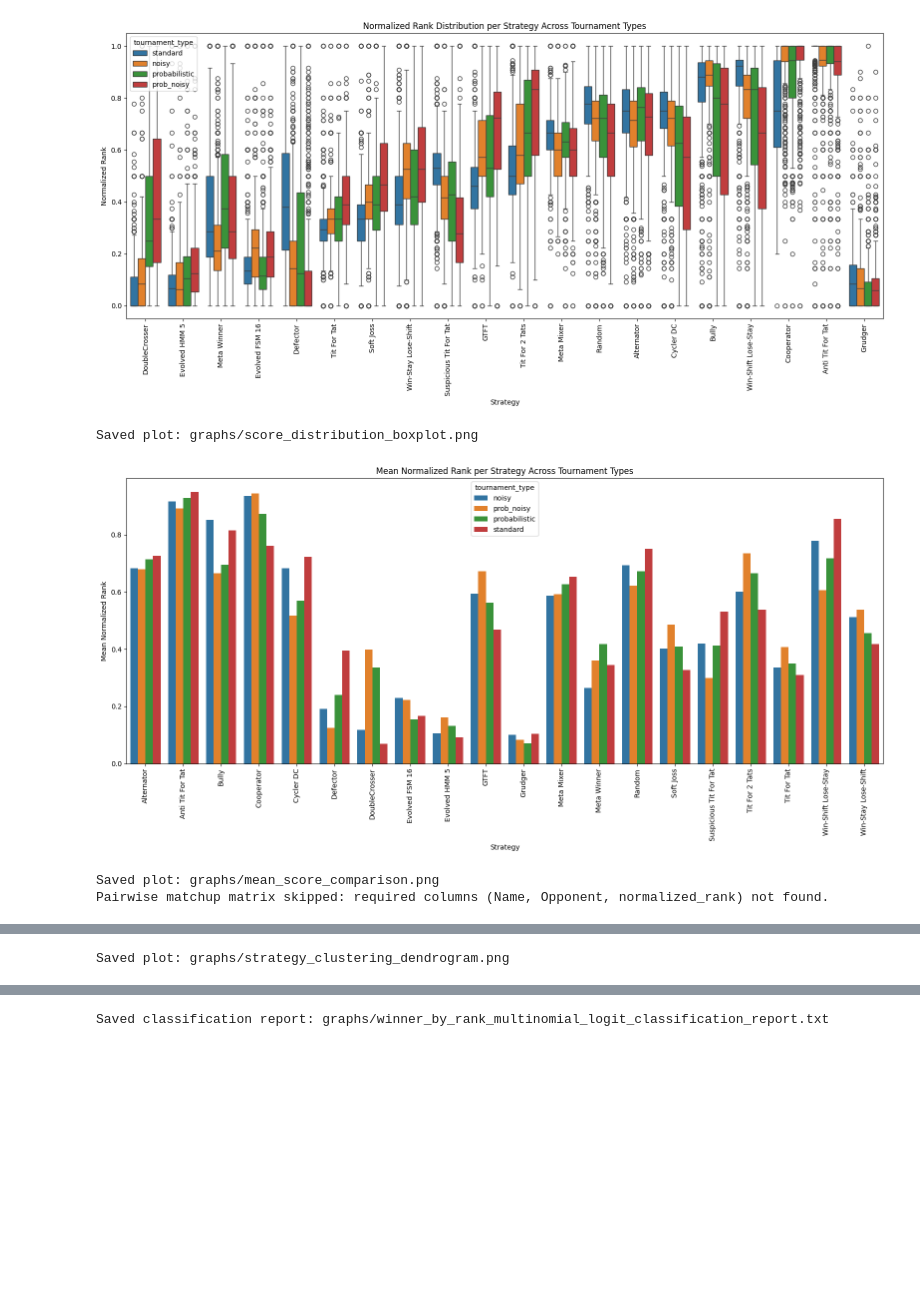
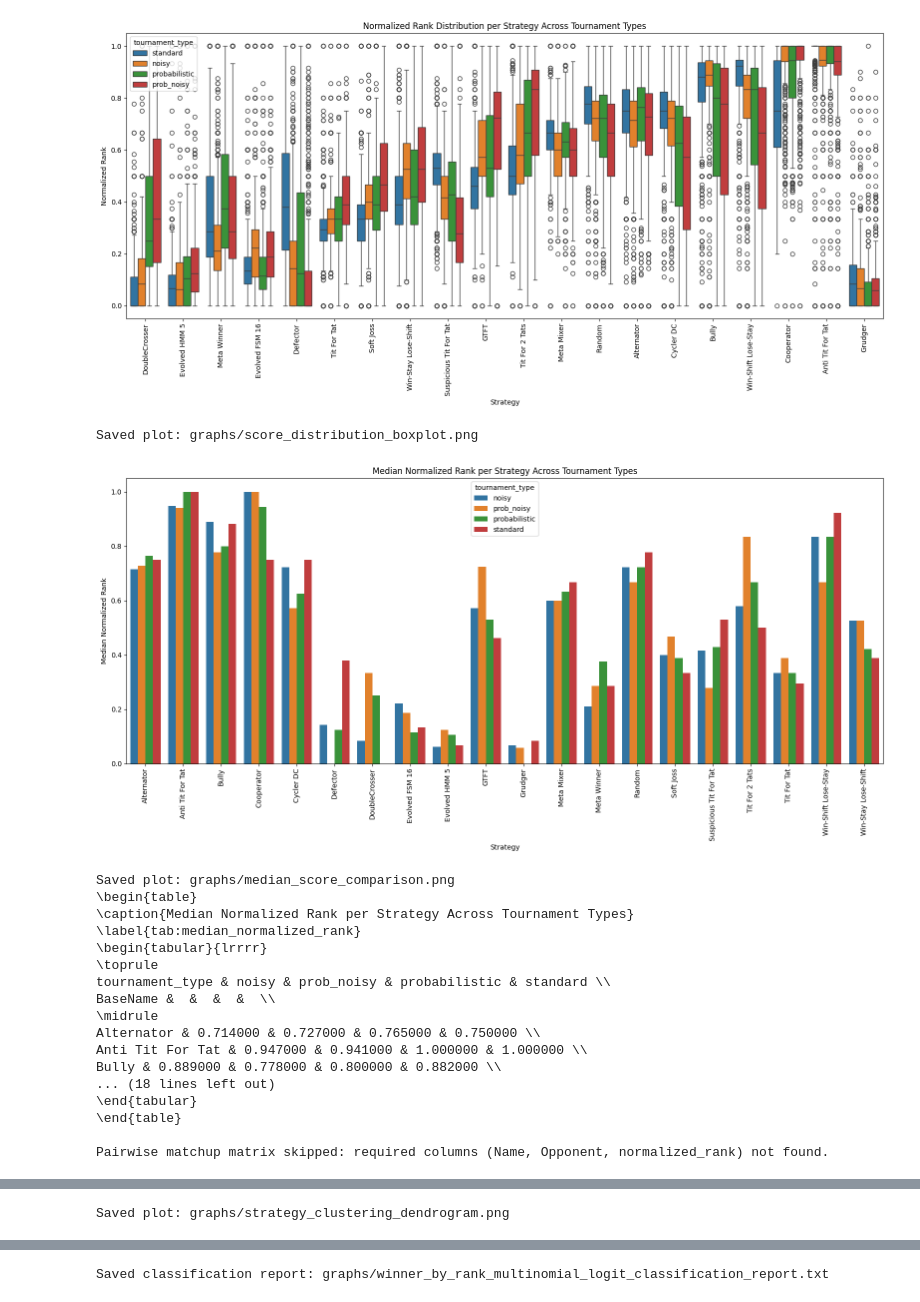
Before and after one commit to wisewizardofthestars/AASMA, a Jupyter notebook: visualize_results.ipynb, the cells around one changed output, grey strips where cells are left out. Drawn from its saved outputs; the diff is of its cells as text; code cells hidden in the pictures; blank space fills up the shorter version.

```diff
--- a/visualize_results.ipynb
+++ b/visualize_results.ipynb
@@ -198,19 +261,19 @@ if dfs:
         plt.close()
         print("Saved plot: graphs/score_distribution_boxplot.png")
 
-# Grouped barplot: Mean Normalized Rank per strategy per tournament type
-        mean_scores = all_data.groupby(['BaseName', 'tournament_type'])['normalized_rank'].mean().reset_index()
+# Grouped barplot: Median Normalized Rank per strategy per tournament type
+        median_scores = all_data.groupby(['BaseName', 'tournament_type'])['normalized_rank'].median().reset_index()
         plt.figure(figsize=(16, 8))
-        sns.barplot(data=mean_scores, x='BaseName', y='normalized_rank', hue='tournament_type')
-        plt.title("Mean Normalized Rank per Strategy Across Tournament Types")
-        plt.ylabel("Mean Normalized Rank")
+        sns.barplot(data=median_scores, x='BaseName', y='normalized_rank', hue='tournament_type')
+        plt.title("Median Normalized Rank per Strategy Across Tournament Types")
+        plt.ylabel("Median Normalized Rank")
         plt.xlabel("Strategy")
         plt.xticks(rotation=90)
         plt.tight_layout()
         plt.show()
         #plt.savefig("graphs/mean_score_comparison.png")
         plt.close()
-        print("Saved plot: graphs/mean_score_comparison.png")
+        print("Saved plot: graphs/median_score_comparison.png")
     else:
         print("Required columns not found for advanced plots")
 
@@ -379,35 +442,50 @@ if dfs:
                 plt.ylabel(var)
                 plt.xticks(rotation=90)
                 plt.tight_layout()
                 plt.show()
                # plt.savefig(f'graphs/winner_{var}_boxplot.png')
                 plt.close()
                 print(f'Saved plot: graphs/winner_{var}_boxplot.png')
     else:
         print('Could not create variable-vs-winner boxplots: required columns not found.')
 
     # --- Pairplot: Joint distribution of payoffs for each winning strategy ---
     if 'BaseName' in all_data.columns and 'normalized_rank' in all_data.columns and 'run' in all_data.columns and 'tournament_type' in all_data.columns:
         winners = all_data.loc[all_data.groupby(['run', 'tournament_type'])['normalized_rank'].idxmax()]
         payoff_vars = ['R', 'S', 'T', 'P']
         if all(var in winners.columns for var in payoff_vars):
             import seaborn as sns
             sns.pairplot(winners, vars=payoff_vars, hue='BaseName', corner=True, plot_kws={'alpha':0.7})
             plt.suptitle('Joint Distribution of Payoff Values for Each Winning Strategy', y=1.02)
             plt.tight_layout()
             plt.show()
             #plt.savefig('graphs/winner_payoff_pairplot.png')
             plt.close()
             print('Saved plot: graphs/winner_payoff_pairplot.png')
         else:
             print('Could not create payoff pairplot: some payoff columns missing.')
     else:
         print('Could not create payoff pairplot: required columns not found.')
 # %% [output]
 [figure]
 Saved plot: graphs/score_distribution_boxplot.png
-[figure, old version]
+[figure, new version]
-Saved plot: graphs/mean_score_comparison.png
+Saved plot: graphs/median_score_comparison.png
+\begin{table}
+\caption{Median Normalized Rank per Strategy Across Tournament Types}
+\label{tab:median_normalized_rank}
+\begin{tabular}{lrrrr}
+\toprule
+tournament_type & noisy & prob_noisy & probabilistic & standard \\
+BaseName &  &  &  &  \\
+\midrule
+Alternator & 0.714000 & 0.727000 & 0.765000 & 0.750000 \\
+Anti Tit For Tat & 0.947000 & 0.941000 & 1.000000 & 1.000000 \\
+Bully & 0.889000 & 0.778000 & 0.800000 & 0.882000 \\
+... (18 lines left out)
+\end{tabular}
+\end{table}
+
 Pairwise matchup matrix skipped: required columns (Name, Opponent, normalized_rank) not found.
 [figure]
 Saved plot: graphs/strategy_clustering_dendrogram.png
```
Also changed, not shown: parts of 3 cells of this notebook.
